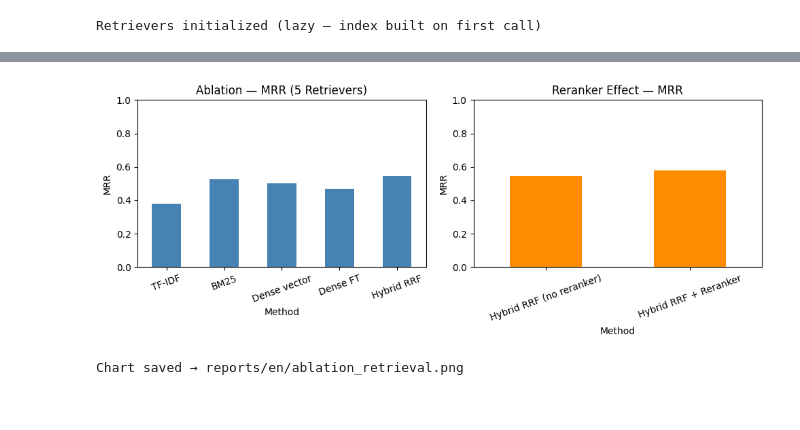
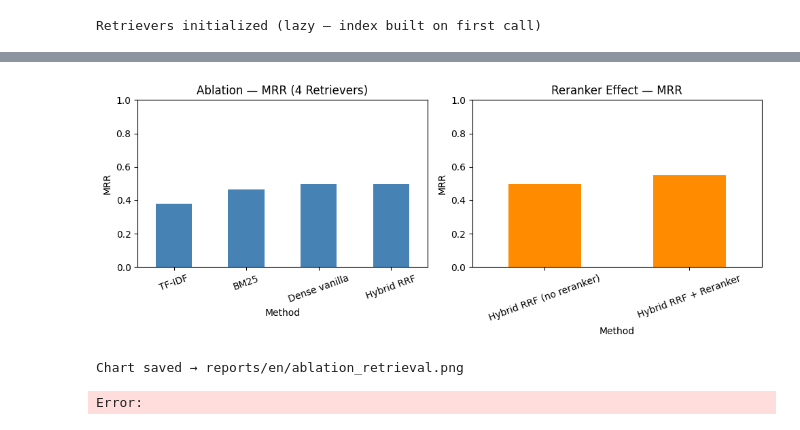
Before and after one commit to Coxiety/HEALTHCARE-RAG, a Jupyter notebook: notebooks/en/eval_retrieval.ipynb, the cells around one changed output, grey strips where cells are left out. Cells and saved outputs as stored; diff of their text form; code cells hidden in the pictures.

Commit message:
Resolve merge conflict in eval_retrieval.ipynb by accepting theirs

```diff
--- a/notebooks/en/eval_retrieval.ipynb
+++ b/notebooks/en/eval_retrieval.ipynb
@@ -40,15 +40,9 @@ import pandas as pd
 from src.database.vector_store import VectorStore
 from src.en.retriever import TFIDFRetriever, BM25Retriever, DenseRetriever, HybridRetriever
 from src.en.reranker import Reranker
-from src.data_pipeline.load_nfcorpus import download_and_extract, load_and_index
 
 cfg = yaml.safe_load(open('configs/config.yaml'))
-vs  = VectorStore(cfg['chroma_persist_dir'], cfg['chroma_collection'], 'sentence-transformers/all-MiniLM-L6-v2')
-
-if vs.count() == 0:
-    download_and_extract()
-    load_and_index(vs)
-
+vs  = VectorStore(cfg['chroma_persist_dir'], cfg['chroma_collection'], cfg['embedding_model'])
 print(f'CWD: {os.getcwd()}')
 print(f'ChromaDB chunks: {vs.count()}')
 # %% [output]
@@ -188,7 +146,6 @@ results = {}
 results['TF-IDF']        = evaluate(tfidf_ret,    eval_queries, qrels, label='TF-IDF')
 results['BM25']          = evaluate(bm25_ret,     eval_queries, qrels, label='BM25')
 results['Dense vector']   = evaluate(dense_ret,    eval_queries, qrels, label='Dense vector')
-results['Dense FT']     = evaluate(dense_ft_ret, eval_queries, qrels, label='Dense FT')
 results['Hybrid RRF']    = evaluate(hybrid_ret,   eval_queries, qrels, label='Hybrid')
 # %%
 # Ablation table (Chapter 8)
@@ -208,6 +164,6 @@ Hybrid RRF    0.5454
 # %%
 # ── Reranker Table ───────────────────────────────────────────────────────────
-reranker = Reranker(cfg.get('reranker_model'))
+reranker = Reranker()
 
 def evaluate_with_reranker(retriever, reranker, eval_queries, qrels,
                             fetch_k=20, rerank_k=10, label='') -> dict:
@@ -259,53 +225,25 @@ Note: you may need to restart the kernel to use updated packages.
 # %%
-import os
-
 import matplotlib.pyplot as plt
-import pandas as pd
-
-ablation_df = globals().get("df_ablation")
-if ablation_df is None:
-    ablation_df = pd.DataFrame(
-        {
-            "MRR": {
-                "TF-IDF": 0.3771,
-                "BM25": 0.4659,
-                "Dense vector": 0.4995,
-                "Dense FT": 0.4685,
-                "Hybrid RRF": 0.4989,
-            }
-        }
-    )
-
-reranker_df = globals().get("df_reranker")
-if reranker_df is None:
-    reranker_df = pd.DataFrame(
-        {
-            "MRR": {
-                "Hybrid RRF (no reranker)": 0.4989,
-                "Hybrid RRF + Reranker": 0.5517,
-            }
-        }
-    )
 
 fig, axes = plt.subplots(1, 2, figsize=(10, 4))
 
-ablation_df["MRR"].plot(
-    kind='bar', ax=axes[0], title='Ablation — MRR (5 Retrievers)',
+df_ablation['MRR'].plot(
+    kind='bar', ax=axes[0], title='Ablation — MRR (4 Retrievers)',
     ylim=(0, 1), rot=20, color='steelblue'
 )
 axes[0].set_ylabel('MRR')
 
-reranker_df["MRR"].plot(
+df_reranker['MRR'].plot(
     kind='bar', ax=axes[1], title='Reranker Effect — MRR',
     ylim=(0, 1), rot=20, color='darkorange'
 )
 axes[1].set_ylabel('MRR')
 
-os.makedirs('reports/en', exist_ok=True)
 plt.tight_layout()
 plt.savefig('reports/en/ablation_retrieval.png', dpi=150, bbox_inches='tight')
 plt.show()
 print('Chart saved → reports/en/ablation_retrieval.png')
 # %% [output]
-[figure, old version]
+[figure, new version]
 Chart saved → reports/en/ablation_retrieval.png
+Error:
```
Also changed, not shown: parts of 7 cells of this notebook, 2 other files.
